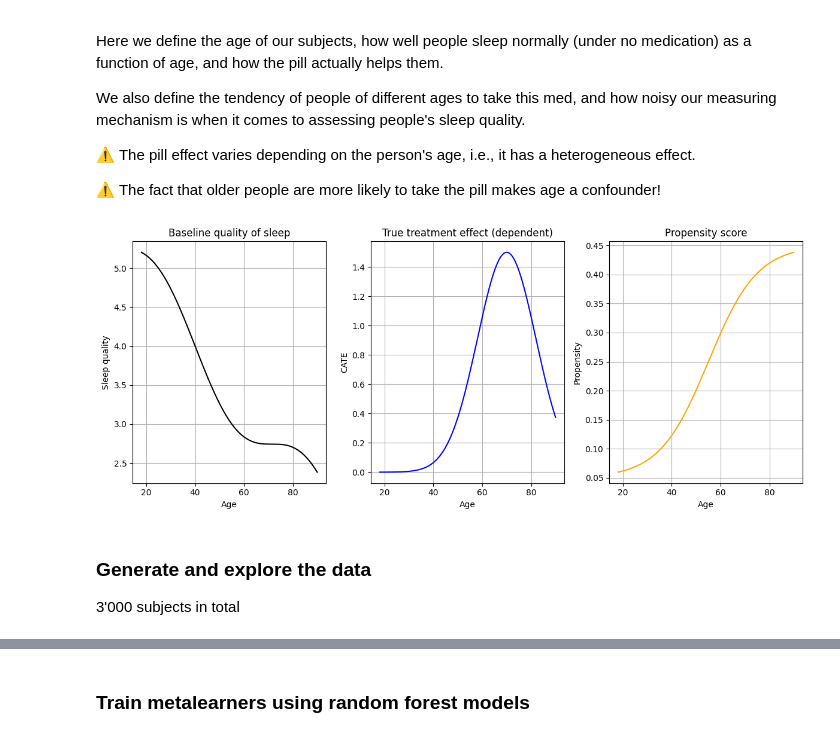
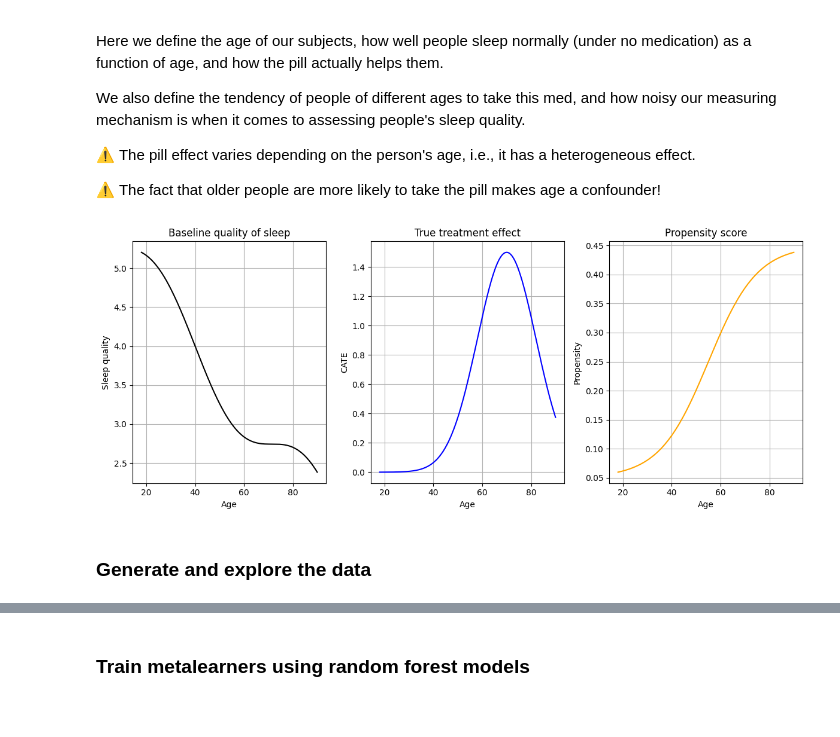
Before and after one commit to emilioMaddalena/causal-inference-studies, a Jupyter notebook: material/notebooks/sleeping_pills.ipynb, the cells around one changed output, grey strips where cells are left out. Drawn from its saved outputs; the diff is of its cells as text; code cells hidden in the pictures.

```diff
--- a/material/notebooks/sleeping_pills.ipynb
+++ b/material/notebooks/sleeping_pills.ipynb
@@ -66,36 +66,34 @@ def measurement_noise(n):
 # %%
 # Visualize the true relationships
 
 ages = np.linspace(18, 90, 300)
 baseline = baseline_quality(ages)
 true_effects = true_cate(ages)
 propensities = propensity(ages)
 plt.figure(figsize=(12, 5))
 plt.subplot(1, 3, 1)
 plt.plot(ages, baseline, label="Sleep quality", color="black")
 plt.xlabel("Age")
 plt.ylabel("Sleep quality")
 plt.title("Baseline quality of sleep")
 plt.grid()
 plt.subplot(1, 3, 2)
 plt.plot(ages, true_effects, label="True CATE", color="blue")
 plt.xlabel("Age")
 plt.ylabel("CATE")
-plt.title("True treatment effect (dependent)")
+plt.title("True treatment effect")
 plt.grid()
 plt.subplot(1, 3, 3)
 plt.plot(ages, propensities, label="Propensity", color="orange")
 plt.xlabel("Age")
 plt.ylabel("Propensity")
 plt.title("Propensity score")
 plt.grid()
 plt.tight_layout()
 # %% [output]
-[figure, old version]
+[figure, new version]
 # %% [markdown]
 ### Generate and explore the data
-
-3'000 subjects in total
 # %%
 # Generate data
 n = 3000
```
Also changed, not shown: parts of 4 cells of this notebook.
